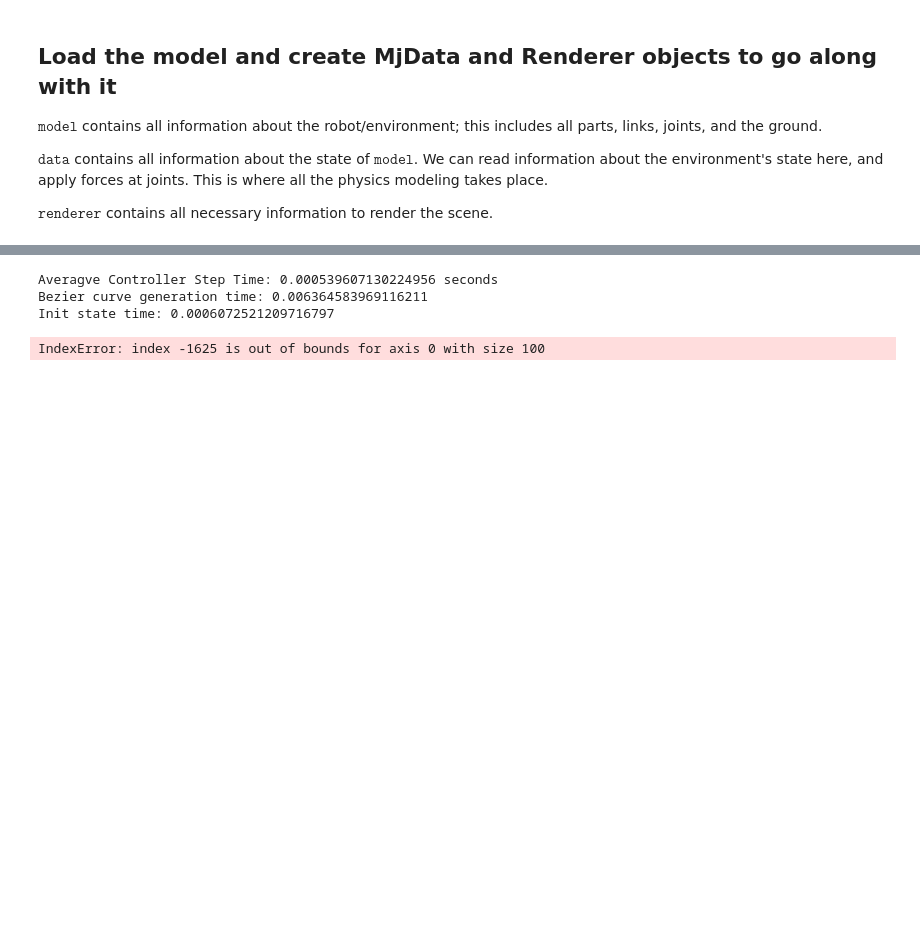
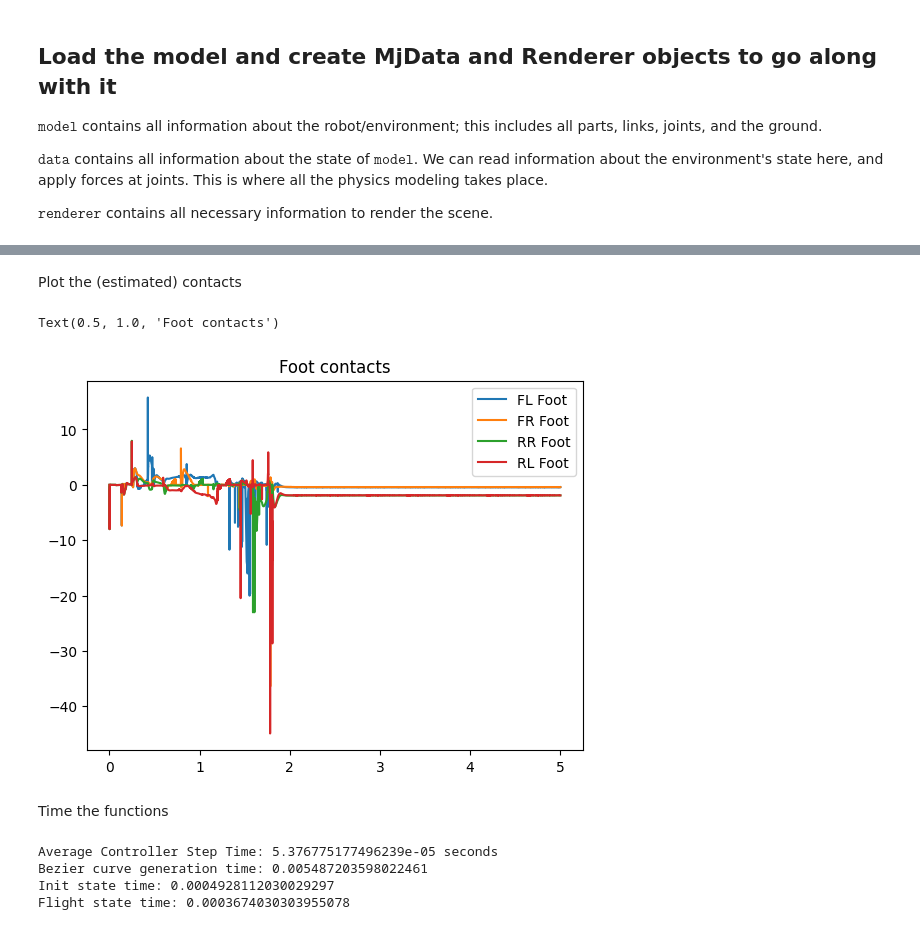
Before and after one commit to jack33001/.vscode, a Jupyter notebook: main.ipynb, the cells around one changed output, grey strips where cells are left out. Saved outputs shown, nothing was run; the diff lists cells and outputs as text; code cells hidden in the pictures; blank space fills up the shorter version.

```diff
--- a/main.ipynb
+++ b/main.ipynb
@@ -173,5 +262,19 @@ Time The Functions
+# %% [markdown]
+Plot the (estimated) contacts
+# %%
+plt.plot(time,np.array(contacts[:,6]),label='FL Foot')
+plt.plot(time,np.array(contacts[:,8]),label='FR Foot')
+plt.plot(time,np.array(contacts[:,10]),label='RR Foot')
+plt.plot(time,np.array(contacts[:,12]),label='RL Foot')
+plt.legend()
+plt.title("Foot contacts")
+# %% [output]
+Text(0.5, 1.0, 'Foot contacts')
+[figure, added]
+# %% [markdown]
+Time the functions
 # %%
-print(f"Averagve Controller Step Time: {np.mean(controller_time)} seconds")
+print(f"Average Controller Step Time: {np.mean(controller_time)} seconds")
 
 temp = t.time()
 fr_leg.bezier(fr_leg.flight_traj_x,fr_leg.flight_traj_y)
@@ -185,7 +288,7 @@ temp = t.time()
 fr_leg.flight(1)
 print(f"Flight state time: {t.time() - temp}")
 # %% [output]
-Averagve Controller Step Time: 0.000539607130224956 seconds
-Bezier curve generation time: 0.006364583969116211
-Init state time: 0.0006072521209716797
+Average Controller Step Time: 5.376775177496239e-05 seconds
+Bezier curve generation time: 0.005487203598022461
+Init state time: 0.0004928112030029297
+Flight state time: 0.0003674030303955078
-IndexError: index -1625 is out of bounds for axis 0 with size 100
```
Also changed, not shown: parts of 18 cells of this notebook, 5 other files.
